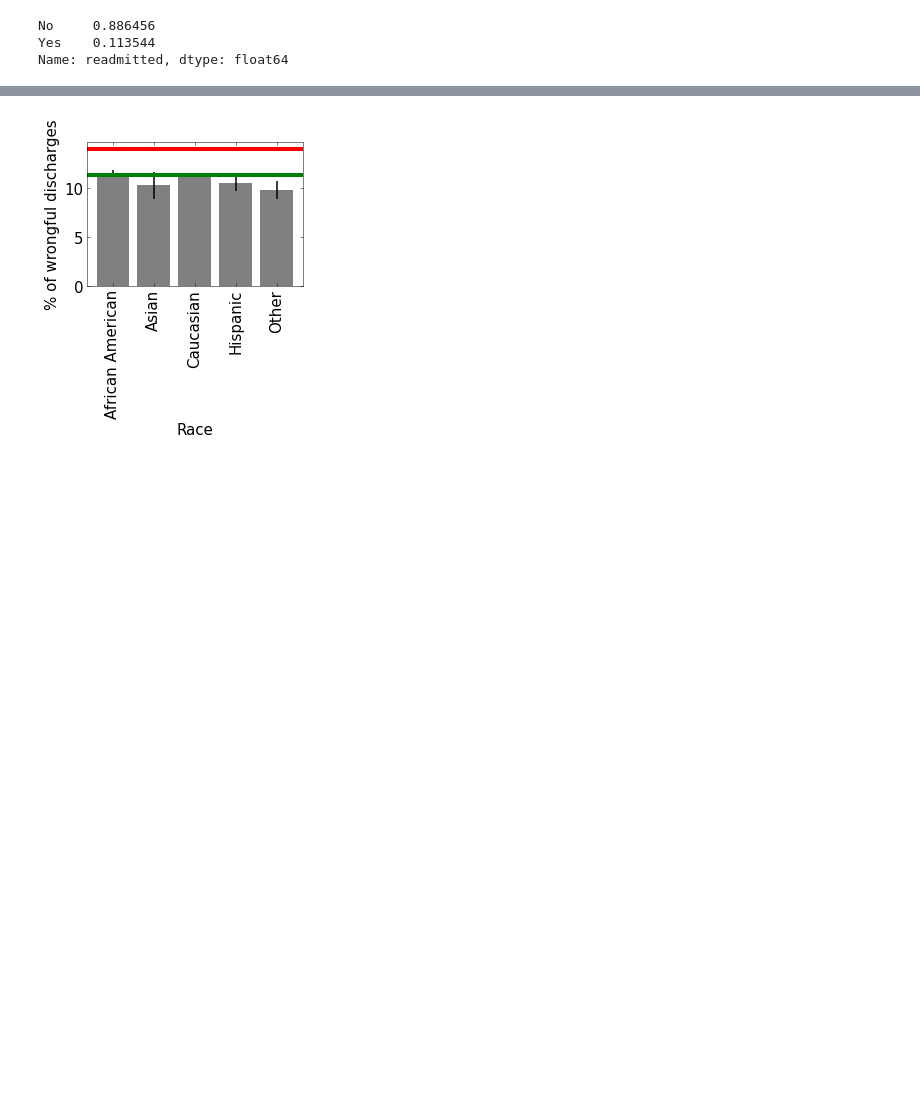
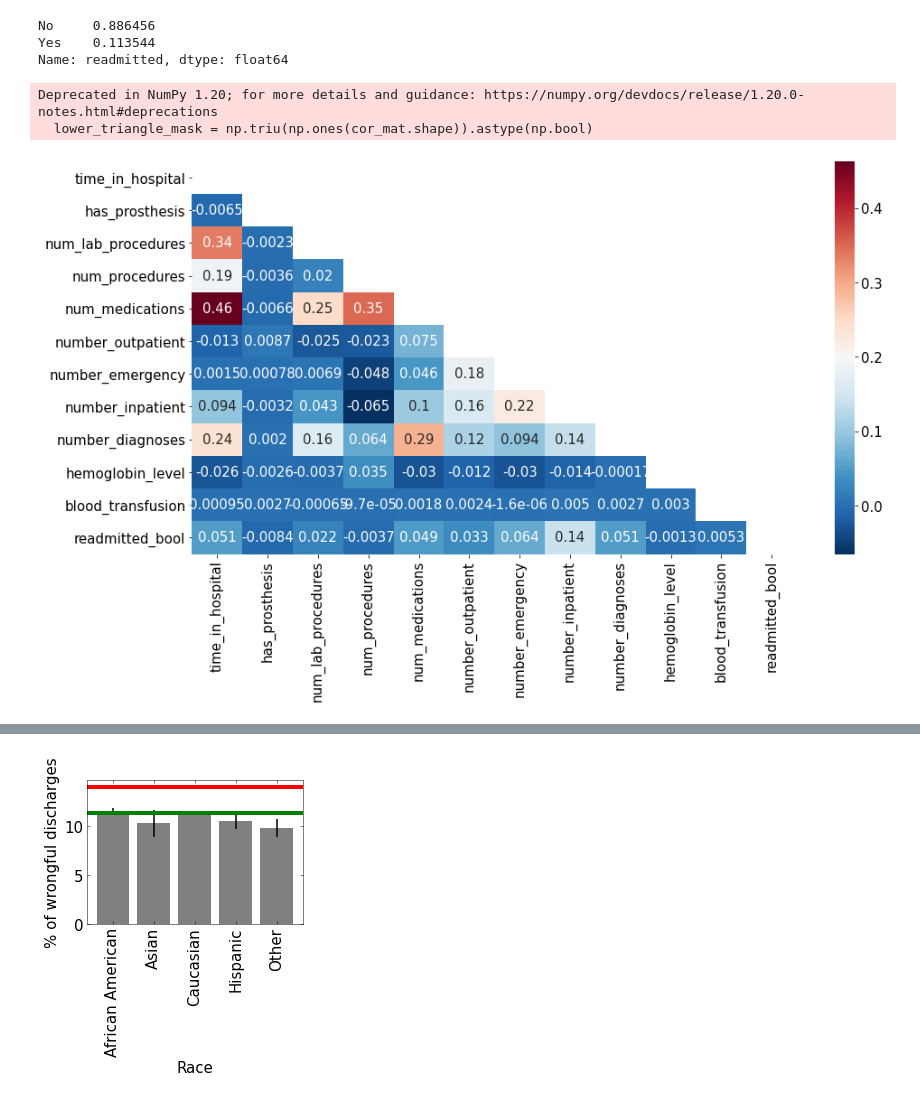
Before and after one commit to datamilas/batch5-workspace, a Jupyter notebook: Capstone/Data_analysis.ipynb, the cells around one changed output, grey strips where cells are left out. Saved outputs shown, nothing was run; the diff lists cells and outputs as text; code cells hidden in the pictures; blank space fills up the shorter version.

```diff
--- a/Capstone/Data_analysis.ipynb
+++ b/Capstone/Data_analysis.ipynb
@@ -148,3 +157,18 @@ average_wrong_discharge_rate = (data.readmitted.value_counts()/len(data)).Yes
+# %%
+cor_mat = data.drop(["admission_id", "patient_id", "admission_type_code", "discharge_disposition_code", "admission_source_code"], axis=1).corr(method="spearman")
+lower_triangle_mask = np.triu(np.ones(cor_mat.shape)).astype(np.bool)
+cor_mat_lower = cor_mat.mask(lower_triangle_mask)
+
+fig = plt.figure(figsize = (15,8)) # <-- just sets the figure size
+sns.heatmap(cor_mat_lower,
+            annot=True,     # <-- write the numbers on the squares
+            cmap='RdBu_r'); # <-- use a "red into blue, reversed" colormap
+
+fig.savefig(f'corr_matrix_.png', dpi=300, transparent=True, bbox_inches='tight')
+# %% [output]
+Deprecated in NumPy 1.20; for more details and guidance: https://numpy.org/devdocs/release/1.20.0-notes.html#deprecations
+  lower_triangle_mask = np.triu(np.ones(cor_mat.shape)).astype(np.bool)
+[figure, added]
 # %%
 fig, ax = plot_figure(fig_width=10)
 #data.gender.value_counts().plot(kind="bar", color = bars_color)
```
Also changed, not shown: parts of 19 cells of this notebook, 41 other files.
